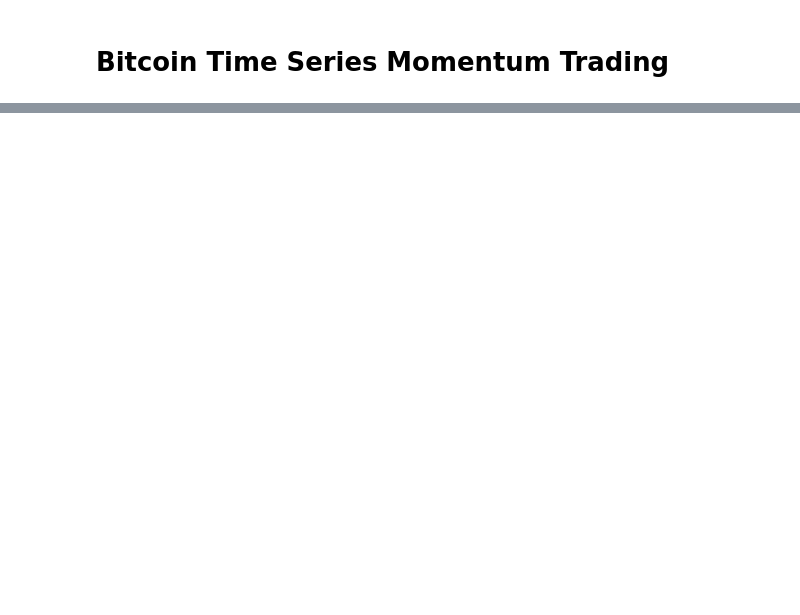
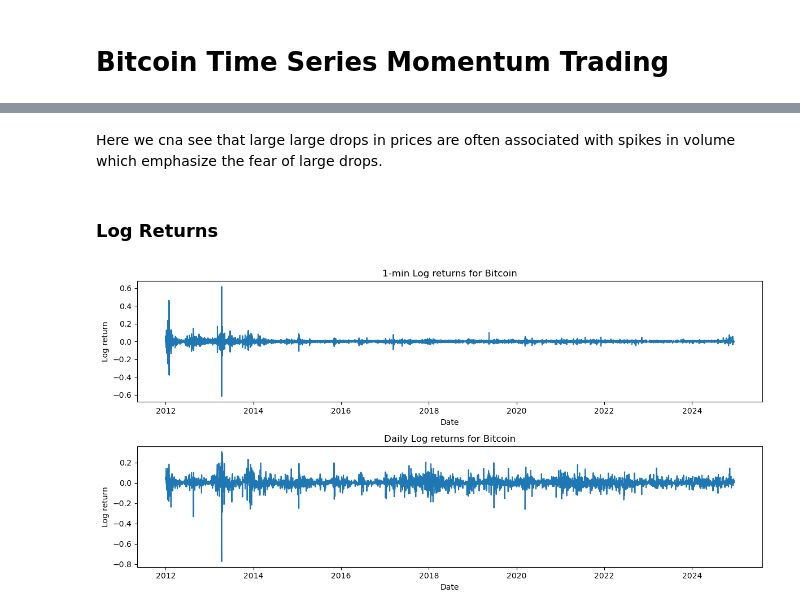
Before and after one commit to anthonymakarewicz/bitcoin-momentum-trading, a Jupyter notebook: main.ipynb, the cells around one changed output, grey strips where cells are left out. Saved outputs shown, nothing was run; the diff lists cells and outputs as text; code cells hidden in the pictures; blank space fills up the shorter version.

Commit message:
computed log returns, plotted hist and ACF

```diff
--- a/main.ipynb
+++ b/main.ipynb
@@ -87,0 +132,32 @@ fig.write_image("plots/candlestick_2024.png", width=1300, height=600, scale=2)
+# %% [markdown]
+Here we cna see that large large drops in prices are often associated with spikes in volume which emphasize the fear of large drops.
+# %% [markdown]
+### **Log Returns**
+# %%
+bitcoin = bitcoin.with_columns(
+    (pl.col("Close") / pl.col("Close").shift(1)).log().alias("Log returns")
+).filter(
+    pl.col("Log returns").is_not_null()
+)
+
+log_returns_daily = bitcoin.group_by(
+    pl.col("Date").dt.date()
+).agg([
+    pl.col("Log returns").sum()
+]).sort("Date")
+
+fig, axes = plt.subplots(2, 1, figsize=(12, 6))
+axes[0].plot(bitcoin.select("Date"), bitcoin.select("Log returns"))
+axes[0].set_title("1-min Log returns for Bitcoin")
+axes[0].set_xlabel("Date")
+axes[0].set_ylabel("Log return")
+
+axes[1].plot(log_returns_daily.select("Date"), log_returns_daily.select("Log returns"))
+axes[1].set_title("Daily Log returns for Bitcoin")
+axes[1].set_xlabel("Date")
+axes[1].set_ylabel("Log return")
+
+plt.tight_layout()
+plt.show()
+# %% [output]
+[figure, added]
```
Also changed, not shown: parts of 12 cells of this notebook, 1 other file.
